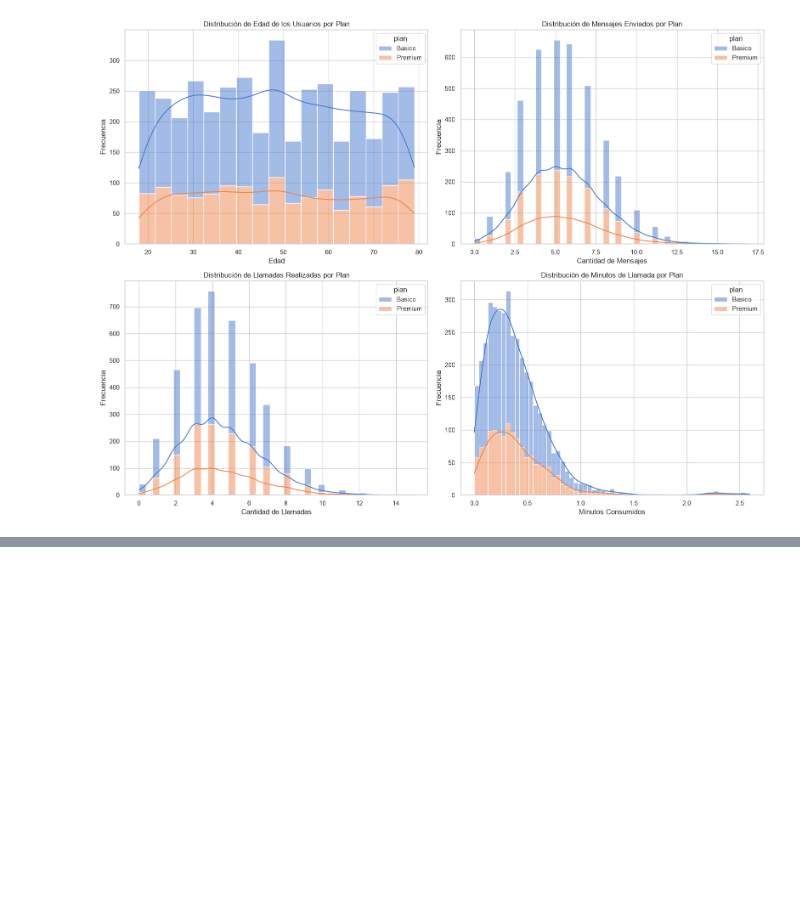
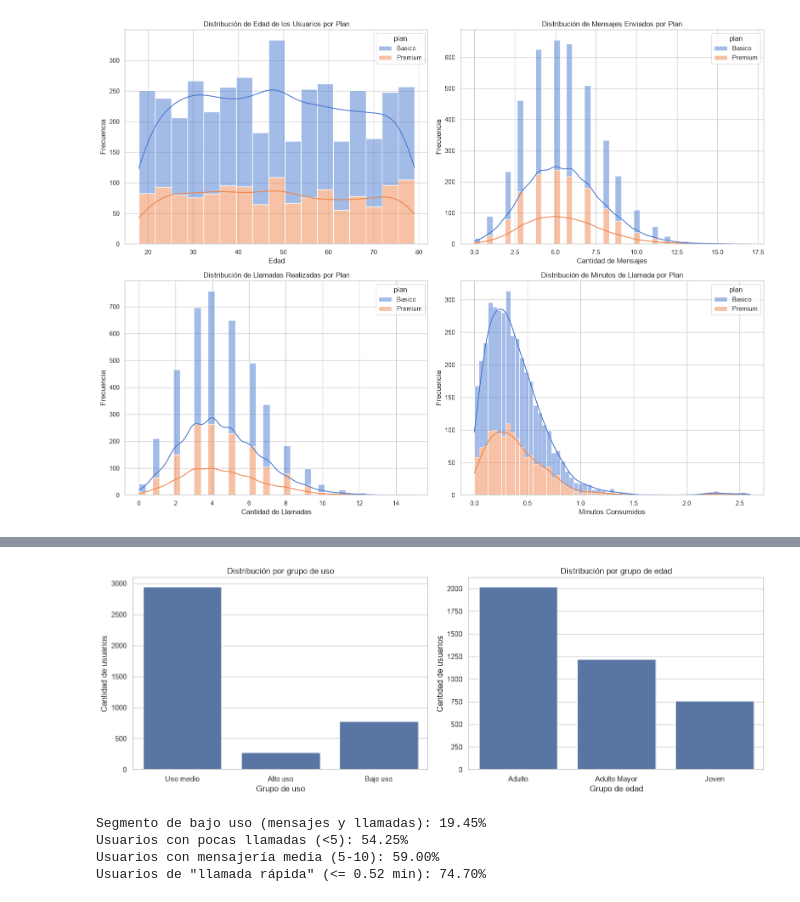
Before and after one commit to EstefGlez/Portafolio-Sprints-TripleTen, a Jupyter notebook: Sprint 7/S7 Version-Estudiante-Project-ConnectaTel.ipynb, the cells around one changed output, grey strips where cells are left out. Drawn from its saved outputs; the diff is of its cells as text; code cells hidden in the pictures; blank space fills up the shorter version.

```diff
--- a/Sprint 7/S7 Version-Estudiante-Project-ConnectaTel.ipynb
+++ b/Sprint 7/S7 Version-Estudiante-Project-ConnectaTel.ipynb
@@ -315,0 +379,13 @@ plt.show()
+# %%
+# Segmentación por nivel de uso, según volumen de llamadas y mensajes
+user_profile['grupo_uso'] = 'Alto uso'
+user_profile.loc[(user_profile['cant_llamadas'] < 5) & (user_profile['cant_mensajes'] < 5), 'grupo_uso'] = 'Bajo uso'
+user_profile.loc[(user_profile['cant_llamadas'] < 10) & (user_profile['cant_mensajes'] < 10) &
+                 (user_profile['grupo_uso'] != 'Bajo uso'), 'grupo_uso'] = 'Uso medio'
+
+# Segmentación por edad
+user_profile["grupo_edad"] = "Adulto Mayor"
+user_profile.loc[(user_profile["age"] < 30), "grupo_edad"] = "Joven"
+user_profile.loc[(user_profile["age"] < 60) & (user_profile["grupo_edad"] != "Joven"), "grupo_edad"] = "Adulto"
+
+user_profile[["user_id", "grupo_uso", "grupo_edad"]].head()
@@ -315,0 +399,44 @@ plt.show()
+# %%
+# Visualización de la distribución de clientes por segmento de uso y de edad
+fig, axes = plt.subplots(1, 2, figsize=(14, 5))
+
+sns.countplot(data=user_profile, x="grupo_uso", ax=axes[0])
+axes[0].set_title("Distribución por grupo de uso")
+axes[0].set_xlabel("Grupo de uso")
+axes[0].set_ylabel("Cantidad de usuarios")
+
+sns.countplot(data=user_profile, x="grupo_edad", ax=axes[1])
+axes[1].set_title("Distribución por grupo de edad")
+axes[1].set_xlabel("Grupo de edad")
+axes[1].set_ylabel("Cantidad de usuarios")
+
+plt.tight_layout()
+plt.show()
+# %% [output]
+[figure, added]
+# %%
+# Cálculo de métricas de negocio clave a partir de la segmentación, para el resumen ejecutivo
+total_usuarios = len(user_profile)
+
+bajo_uso_count = len(user_profile[user_profile['grupo_uso'] == 'Bajo uso'])
+pct_bajo_uso = (bajo_uso_count / total_usuarios) * 100
+
+llamadas_bajas_count = len(user_profile[user_profile['cant_llamadas'] < 5])
+pct_llamadas_bajas = (llamadas_bajas_count / total_usuarios) * 100
+
+mensajes_medios_count = len(user_profile[(user_profile['cant_mensajes'] >= 5) & (user_profile['cant_mensajes'] < 10)])
+pct_mensajes_medios = (mensajes_medios_count / total_usuarios) * 100
+
+# Quick callers: usuarios con duración de llamada por debajo del Q3 observado (0.52 min)
+quick_callers_count = len(user_profile[user_profile['cant_minutos_llamada'] <= 0.52])
+pct_quick_callers = (quick_callers_count / total_usuarios) * 100
+
+print(f"Segmento de bajo uso (mensajes y llamadas): {pct_bajo_uso:.2f}%")
+print(f"Usuarios con pocas llamadas (<5): {pct_llamadas_bajas:.2f}%")
+print(f"Usuarios con mensajería media (5-10): {pct_mensajes_medios:.2f}%")
+print(f"Usuarios de \"llamada rápida\" (<= 0.52 min): {pct_quick_callers:.2f}%")
+# %% [output]
+Segmento de bajo uso (mensajes y llamadas): 19.45%
+Usuarios con pocas llamadas (<5): 54.25%
+Usuarios con mensajería media (5-10): 59.00%
+Usuarios de "llamada rápida" (<= 0.52 min): 74.70%
```
Also changed, not shown: parts of 9 cells of this notebook, 4 other files.
